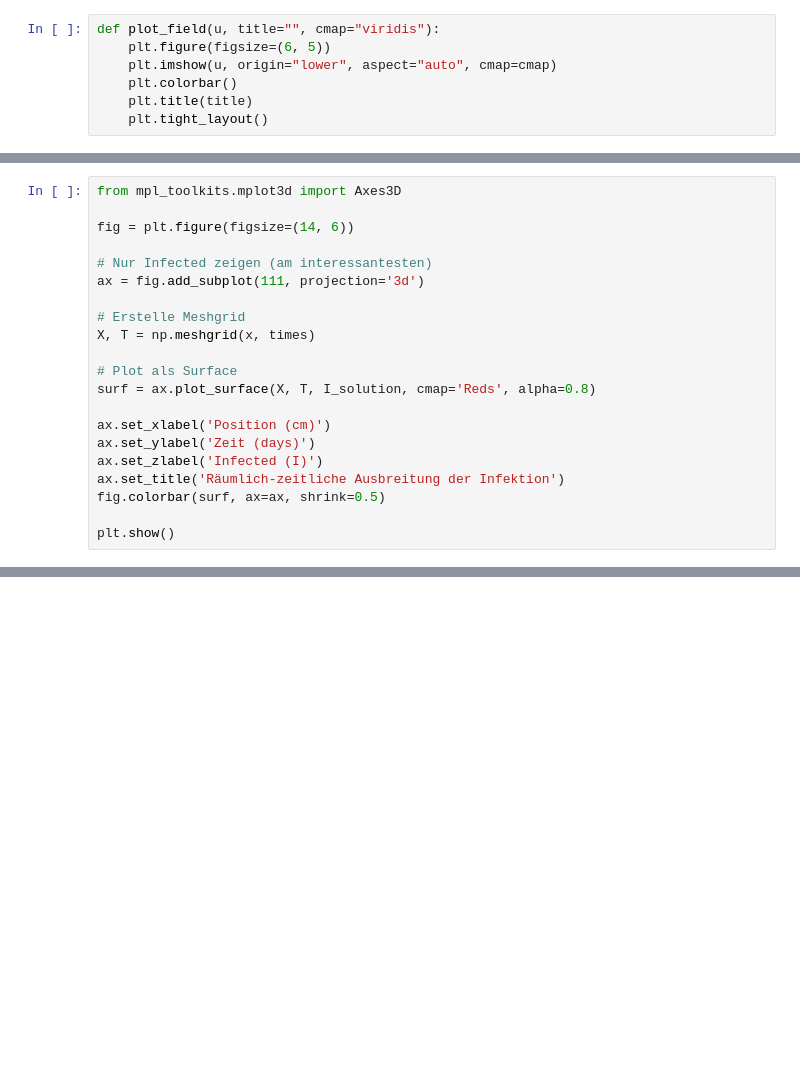
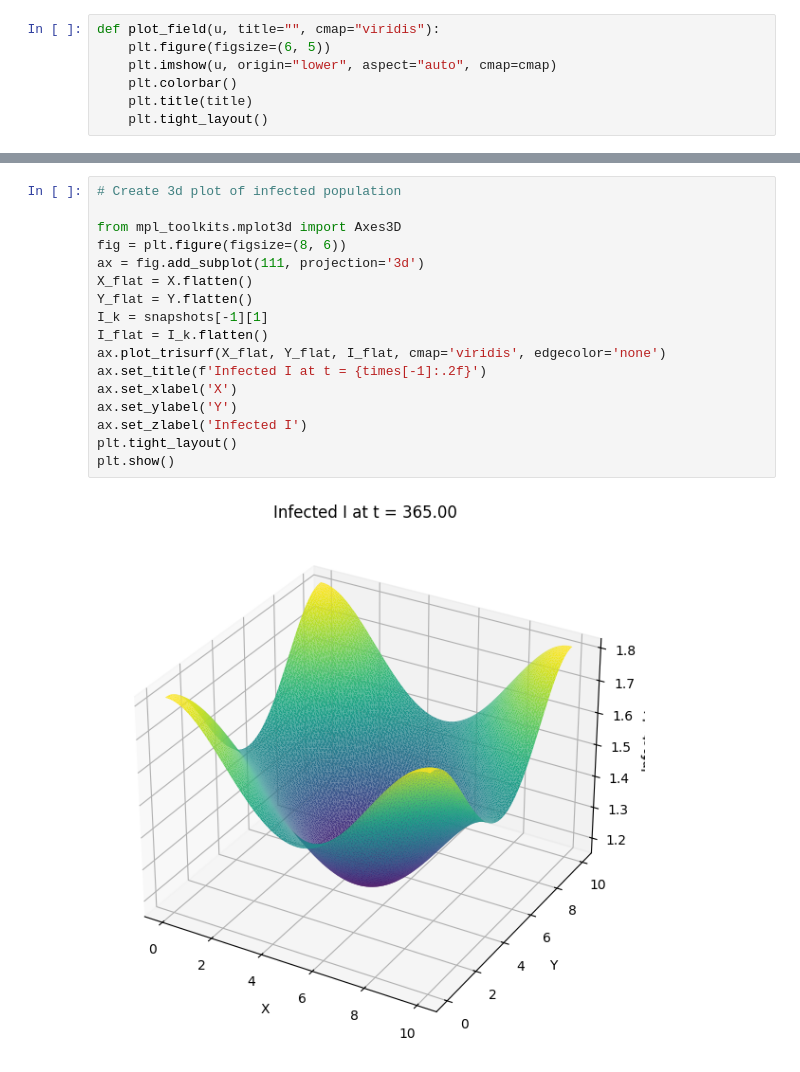
Before and after one commit to aeblik/SIR-Model, a Jupyter notebook: model/dynamic_sir_2d.ipynb, the cells around one changed output, grey strips where cells are left out. Cells and saved outputs as stored; diff of their text form; blank space fills up the shorter version.

```diff
--- a/model/dynamic_sir_2d.ipynb
+++ b/model/dynamic_sir_2d.ipynb
@@ -288,21 +225,0 @@ plt.show()
-# %%
-from mpl_toolkits.mplot3d import Axes3D
-
-fig = plt.figure(figsize=(14, 6))
-
-# Nur Infected zeigen (am interessantesten)
-ax = fig.add_subplot(111, projection='3d')
-
-# Erstelle Meshgrid
-X, T = np.meshgrid(x, times)
-
-# Plot als Surface
-surf = ax.plot_surface(X, T, I_solution, cmap='Reds', alpha=0.8)
-
-ax.set_xlabel('Position (cm)')
-ax.set_ylabel('Zeit (days)')
-ax.set_zlabel('Infected (I)')
-ax.set_title('Räumlich-zeitliche Ausbreitung der Infektion')
-fig.colorbar(surf, ax=ax, shrink=0.5)
-
-plt.show()
@@ -407,0 +226,19 @@ interactive(children=(FloatSlider(value=0.05, continuous_update=False, descripti
+# %%
+# Create 3d plot of infected population
+
+from mpl_toolkits.mplot3d import Axes3D
+fig = plt.figure(figsize=(8, 6))
+ax = fig.add_subplot(111, projection='3d')
+X_flat = X.flatten()
+Y_flat = Y.flatten()
+I_k = snapshots[-1][1]
+I_flat = I_k.flatten()
+ax.plot_trisurf(X_flat, Y_flat, I_flat, cmap='viridis', edgecolor='none')
+ax.set_title(f'Infected I at t = {times[-1]:.2f}')
+ax.set_xlabel('X')
+ax.set_ylabel('Y')
+ax.set_zlabel('Infected I')
+plt.tight_layout()
+plt.show()
+# %% [output]
+[figure, added]
```
Also changed, not shown: parts of 13 cells of this notebook, 3 other files.
